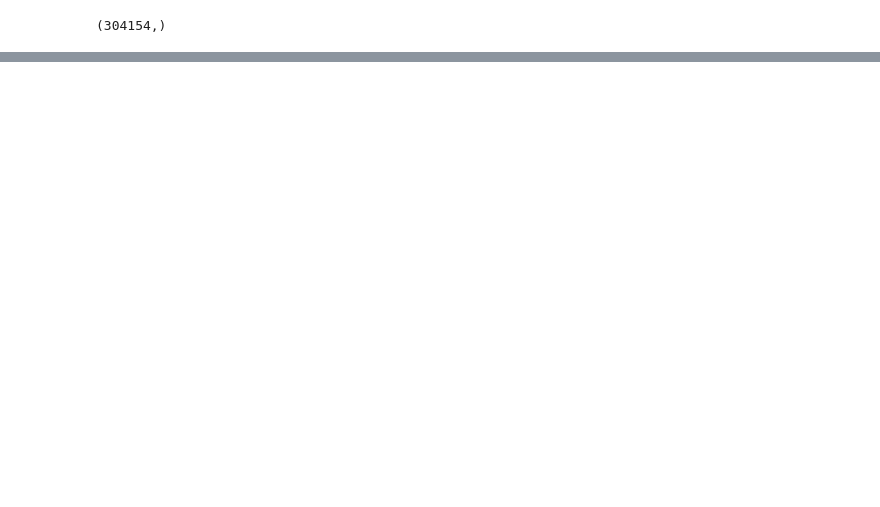
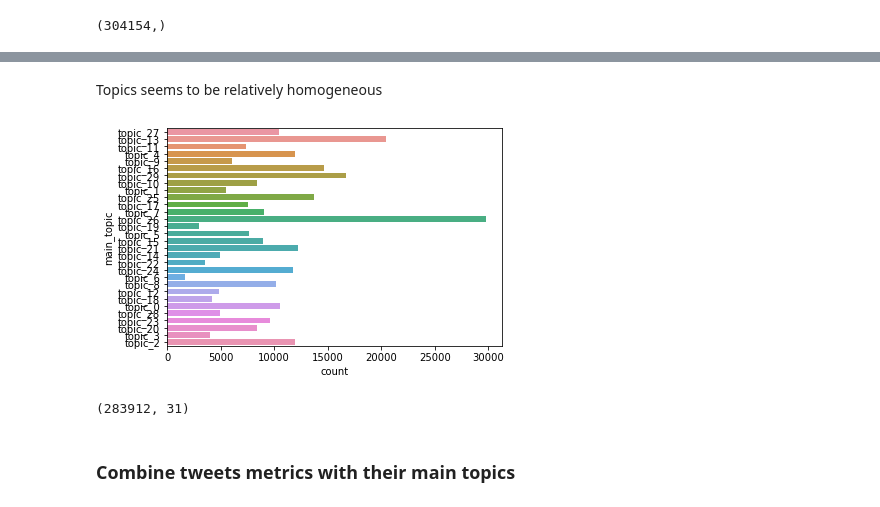
Before and after one commit to ossamum/kuleuven-thesis, a Jupyter notebook: 02_TopicModeling.ipynb, the cells around one changed output, grey strips where cells are left out. Saved outputs shown, nothing was run; the diff lists cells and outputs as text; code cells hidden in the pictures; blank space fills up the shorter version.

Commit message:
topic modeling to predict likes and retweets

```diff
--- a/02_TopicModeling.ipynb
+++ b/02_TopicModeling.ipynb
@@ -72,5 +95,5 @@ x = vect.fit_transform(tweets)
 # %%
-topics = 5
+topics = 30
 # %%
 # lda
 lda = LatentDirichletAllocation(n_components = topics, learning_method="batch", max_iter=20, random_state=42)
@@ -106,0 +131,6 @@ the rt of in to is and for on be that are we with has this it turkey by not
+# %%
+df_topic = pd.DataFrame(
+    document_topics,
+    columns=[f'topic_{str(i)}' for i in range(document_topics.shape[1])],
+    index=tweets.index
+)
@@ -106,0 +146,19 @@ the rt of in to is and for on be that are we with has this it turkey by not
+# %%
+top_topic = []
+
+for _, i in tqdm(df_topic.T.items()):
+    top_topic.append(i.idxmax())
+# %%
+df_topic['main_topic'] = top_topic
+# %% [markdown]
+Topics seems to be relatively homogeneous
+# %%
+sns.countplot(data=df_topic, y='main_topic');
+# %% [output]
+[figure, added]
+# %%
+df_topic.shape
+# %% [output]
+(283912, 31)
+# %% [markdown]
+### Combine tweets metrics with their main topics
```
Also changed, not shown: parts of 52 cells of this notebook.
